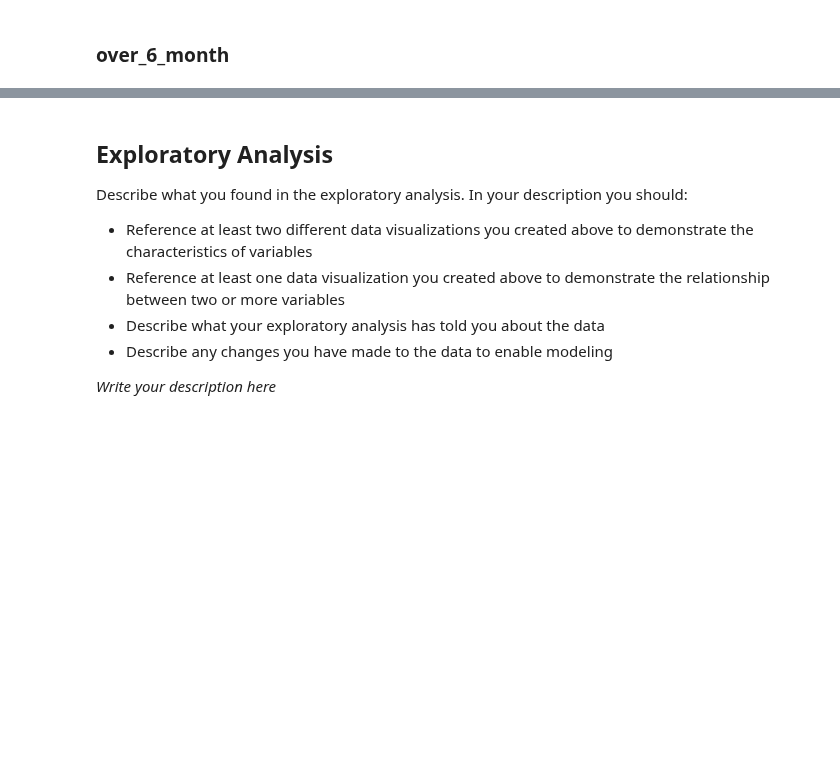
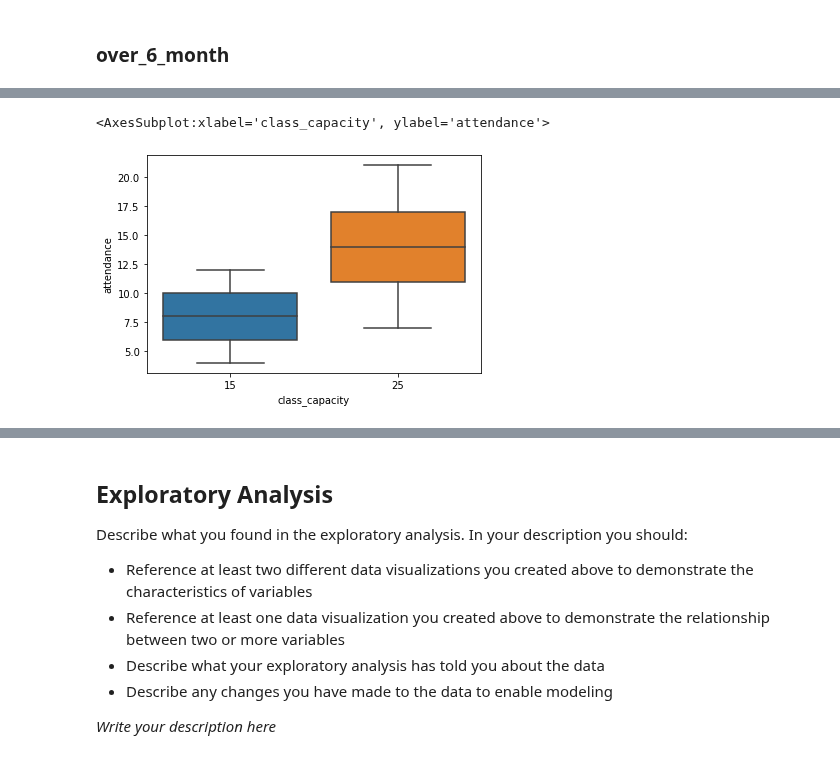
Before and after one commit to CarJung/Uni, a Jupyter notebook: data_camp_certificate/notebook.ipynb, the cells around one changed output, grey strips where cells are left out. Cells and saved outputs as stored; diff of their text form; code cells hidden in the pictures; blank space fills up the shorter version.

```diff
--- a/data_camp_certificate/notebook.ipynb
+++ b/data_camp_certificate/notebook.ipynb
@@ -239,0 +220,5 @@ Describe the validation tasks you completed and what you found. Have you made an
+# %%
+sns.boxplot(y = 'attendance', x = 'class_capacity', data = data)
+# %% [output]
+<AxesSubplot:xlabel='class_capacity', ylabel='attendance'>
+[figure, added]
```
Also changed, not shown: parts of 24 cells of this notebook.
